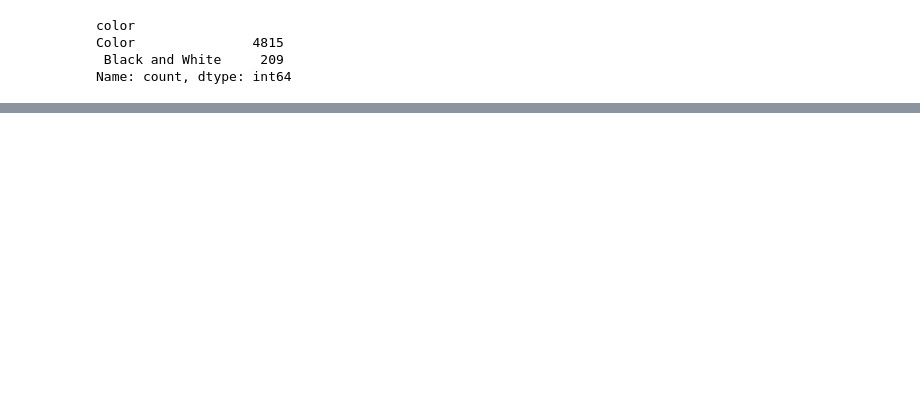
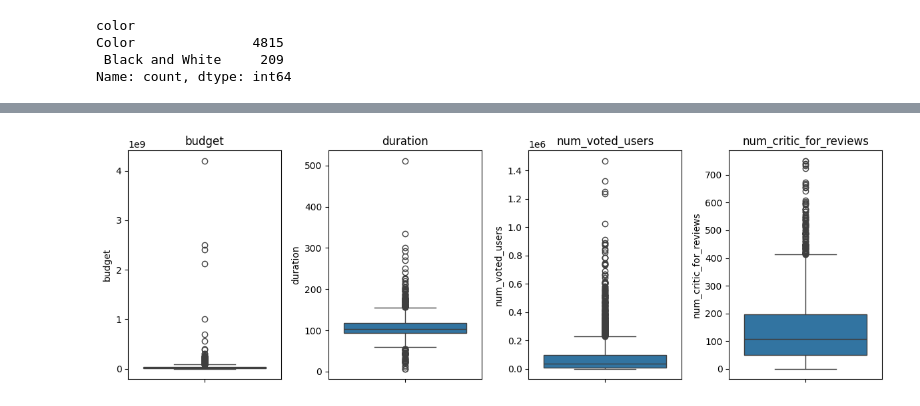
Before and after one commit to tasnim129/python-project, a Jupyter notebook: Regression_experiments.ipynb, the cells around one changed output, grey strips where cells are left out. Drawn from its saved outputs; the diff is of its cells as text; code cells hidden in the pictures; blank space fills up the shorter version.

```diff
--- a/Regression_experiments.ipynb
+++ b/Regression_experiments.ipynb
@@ -138,0 +163,15 @@ Name: count, dtype: int64
+# %%
+# Boxplots
+
+cols = ['budget', 'duration', 'num_voted_users', 'num_critic_for_reviews']
+
+fig, axes = plt.subplots(1, 4, figsize=(12, 4))
+
+for i, col in enumerate(cols):
+    sns.boxplot(y=train_df[col], ax=axes[i])
+    axes[i].set_title(col)
+
+plt.tight_layout()
+plt.show()
+# %% [output]
+[figure, added]
```
Also changed, not shown: parts of 11 cells of this notebook.
